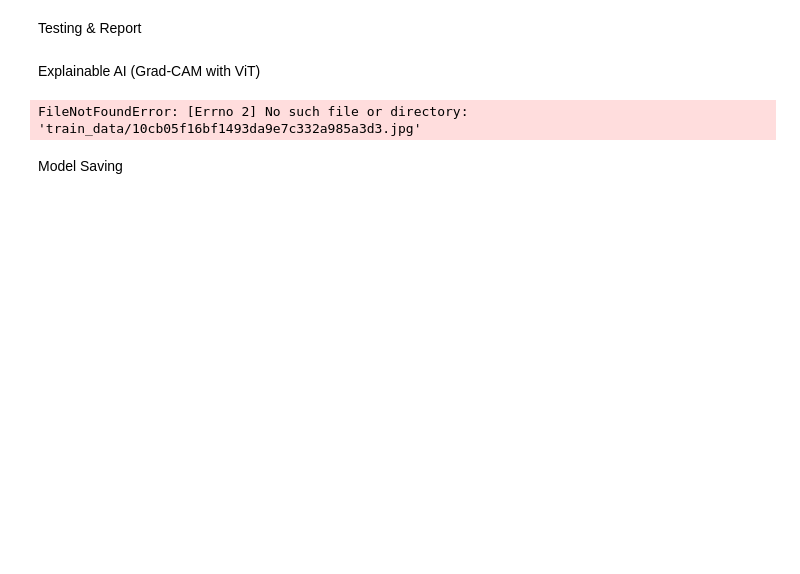
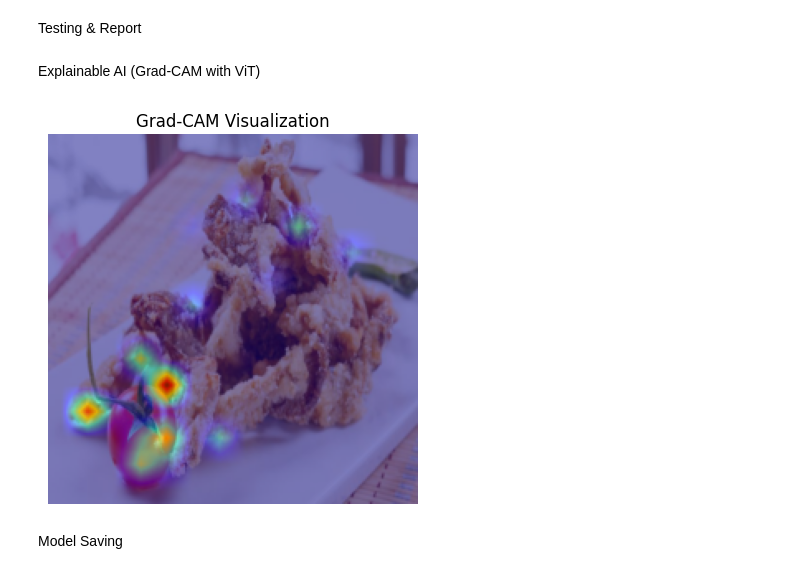
Before and after one commit to xuy50/ecgr5106-final-project, a Jupyter notebook: vit_ai_vs_real_classification_xai.ipynb, the cells around one changed output. Drawn from its saved outputs; the diff is of its cells as text; code cells hidden in the pictures; blank space fills up the shorter version.

```diff
--- a/vit_ai_vs_real_classification_xai.ipynb
+++ b/vit_ai_vs_real_classification_xai.ipynb
@@ -200,30 +382,52 @@ def test_model(model, test_loader):
 # %% [markdown]
 Explainable AI (Grad-CAM with ViT)
 # %%
-from pytorch_grad_cam import GradCAM
-from pytorch_grad_cam.utils.image import show_cam_on_image, preprocess_image
-from pytorch_grad_cam.utils.model_targets import ClassifierOutputTarget
+# Define a reshape_transform for Vision Transformer outputs:
+# Convert tensor of shape [B, 1 + num_patches, D] into [B, D, H, W].
+def reshape_transform(tensor, height=14, width=14):
+    # Remove the class token and reshape to [B, H, W, D]
+    result = tensor[:, 1:, :].reshape(tensor.size(0), height, width, tensor.size(2))
+    # Reorder dimensions to [B, D, H, W]
+    return result.permute(0, 3, 1, 2)
 
-target_layers = [model.blocks[-1].norm1]  # Last transformer block's norm
-cam = GradCAM(model=model, target_layers=target_layers, use_cuda=torch.cuda.is_available())
+# get real base model
+base_model = model.module if isinstance(model, nn.DataParallel) else model
 
-# Select one image from test set
+# Select the last transformer block's LayerNorm as the target layer
+target_layers = [base_model.blocks[-1].norm1]
+
+# Initialize GradCAM with the reshape_transform so it can process ViT features
+cam = GradCAM(
+    model=model,
+    target_layers=target_layers,
+    reshape_transform=reshape_transform
+)
+
+# Pick one image and its label from the test dataset
 image, label = test_dataset[0]
 input_tensor = image.unsqueeze(0).to(device)
 
-# Compute CAM
+# Specify the target for which class to visualize
 targets = [ClassifierOutputTarget(label)]
+
+# Compute the Grad-CAM heatmap (output shape [B, H, W], take the first batch element)
 grayscale_cam = cam(input_tensor=input_tensor, targets=targets)[0]
+
+# Denormalize the image back to [0, 1] range for display
 rgb_image = image.permute(1, 2, 0).numpy()
-rgb_image = (rgb_image * 0.5 + 0.5).clip(0, 1)  # Denormalize
+rgb_image = (rgb_image * 0.5 + 0.5).clip(0, 1)
+
+# Superimpose the heatmap onto the original image
 visualization = show_cam_on_image(rgb_image, grayscale_cam, use_rgb=True)
 
+# Display the result
+import matplotlib.pyplot as plt
 plt.imshow(visualization)
 plt.title("Grad-CAM Visualization")
 plt.axis('off')
 plt.show()
 # %% [output]
-FileNotFoundError: [Errno 2] No such file or directory: 'train_data/10cb05f16bf1493da9e7c332a985a3d3.jpg'
+[figure, added]
 # %% [markdown]
 Model Saving
 # %%
```
Also changed, not shown: parts of 12 cells of this notebook.
